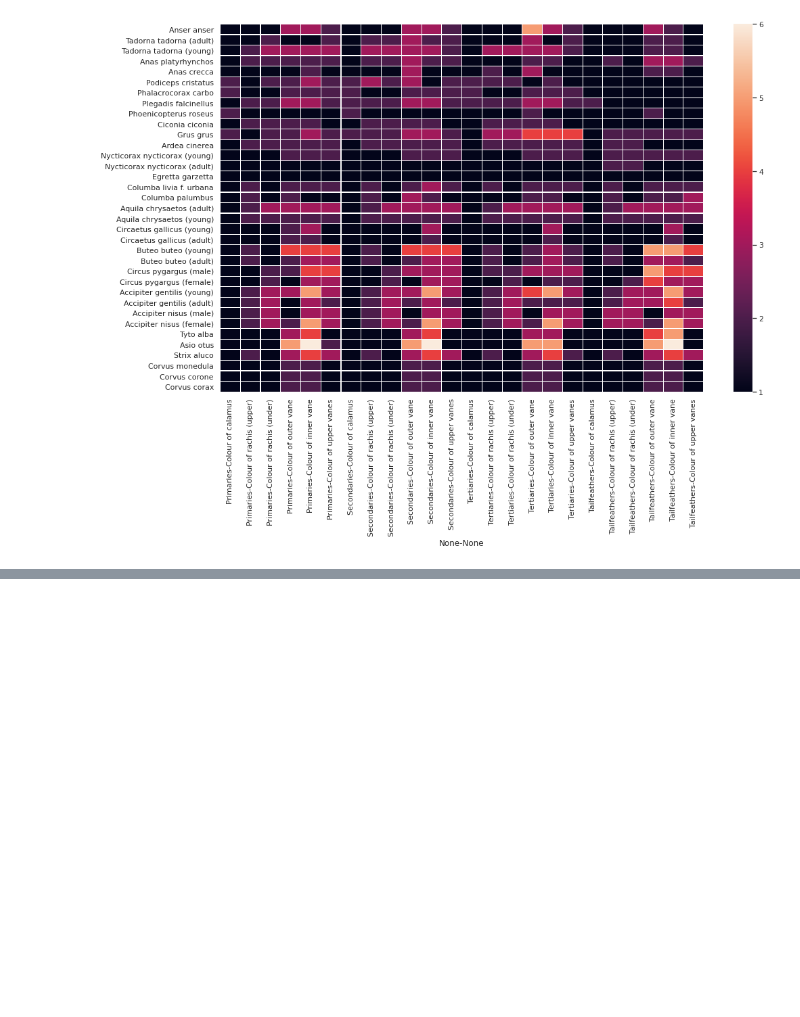
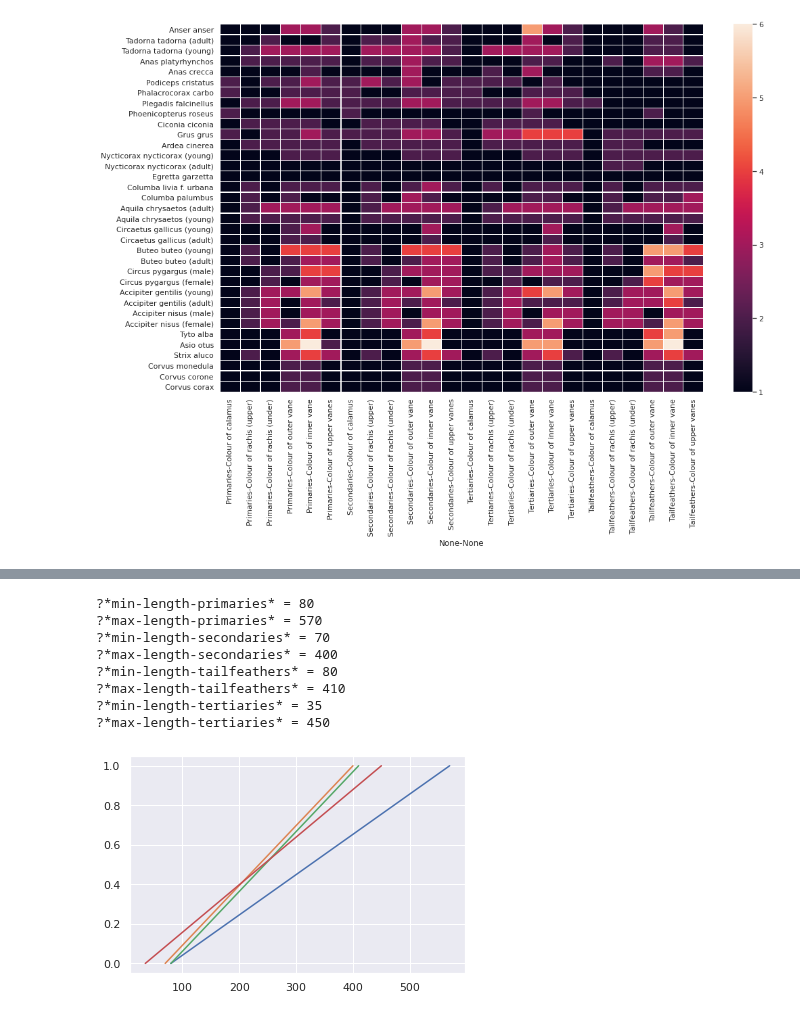
Before and after one commit to Maciej-GBS/SBC, a Jupyter notebook: knowledge/data-analysis.ipynb, the cells around one changed output, grey strips where cells are left out. Saved outputs shown, nothing was run; the diff lists cells and outputs as text; code cells hidden in the pictures; blank space fills up the shorter version.

Commit message:
Variables definitions

```diff
--- a/knowledge/data-analysis.ipynb
+++ b/knowledge/data-analysis.ipynb
@@ -542,0 +508,3 @@ values_t
+# %%
+length_by_type = df_t.loc[:,pd.IndexSlice[:,['MIN','MAX']]].astype(np.float).describe()
+length_by_type
@@ -542,0 +535,22 @@ values_t
+# %%
+variables = []
+# %%
+for c in length_by_type.columns.levels[0]:
+    minimum = int(length_by_type.loc['min', pd.IndexSlice[c,'MIN']])
+    maximum = int(length_by_type.loc['max', pd.IndexSlice[c,'MAX']])
+    tag = c.lower()
+    variables.append(f'?*min-length-{tag}*')
+    variables.append(f'?*max-length-{tag}*')
+    print(f"?*min-length-{tag}* = {minimum}")
+    print(f"?*max-length-{tag}* = {maximum}")
+    plt.plot([minimum, maximum], [0, 1])
+# %% [output]
+?*min-length-primaries* = 80
+?*max-length-primaries* = 570
+?*min-length-secondaries* = 70
+?*max-length-secondaries* = 400
+?*min-length-tailfeathers* = 80
+?*max-length-tailfeathers* = 410
+?*min-length-tertiaries* = 35
+?*max-length-tertiaries* = 450
+[figure, added]
```
Also changed, not shown: parts of 9 cells of this notebook, 2 other files.
